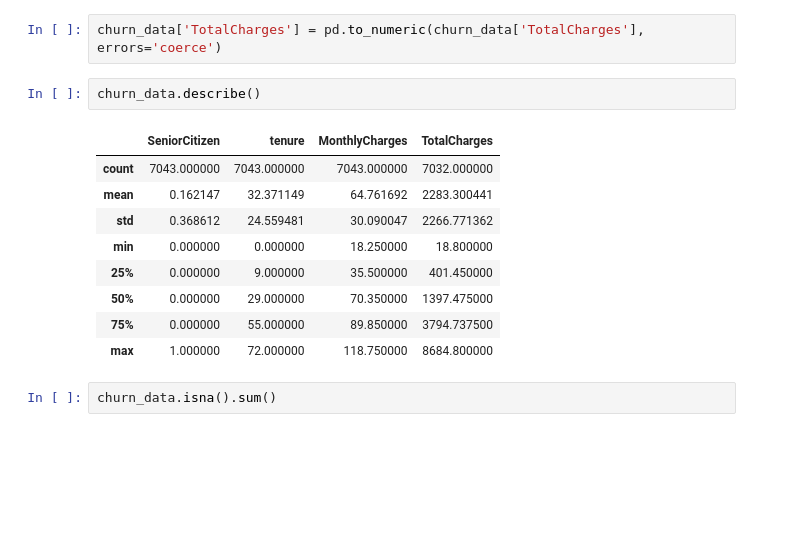
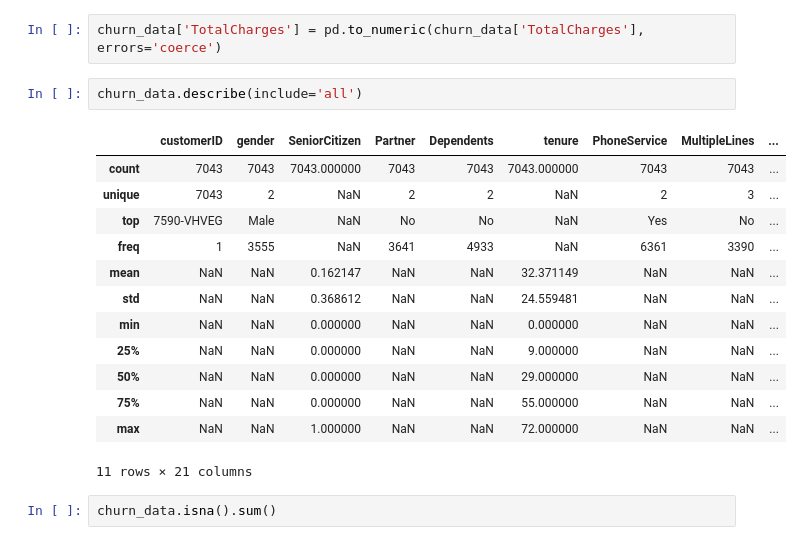
Before and after one commit to linkcla/churn-lab, a Jupyter notebook: exploration.ipynb, the cells around one changed output. Drawn from its saved outputs; the diff is of its cells as text; blank space fills up the shorter version.

```diff
--- a/exploration.ipynb
+++ b/exploration.ipynb
@@ -81,17 +98,21 @@ Let's fix it.
 # %%
 churn_data['TotalCharges'] = pd.to_numeric(churn_data['TotalCharges'], errors='coerce')
 # %%
-churn_data.describe()
+churn_data.describe(include='all')
 # %% [output]
-|  | SeniorCitizen | tenure | MonthlyCharges | TotalCharges |
-| count | 7043.000000 | 7043.000000 | 7043.000000 | 7032.000000 |
-| mean | 0.162147 | 32.371149 | 64.761692 | 2283.300441 |
-| std | 0.368612 | 24.559481 | 30.090047 | 2266.771362 |
-| min | 0.000000 | 0.000000 | 18.250000 | 18.800000 |
-| 25% | 0.000000 | 9.000000 | 35.500000 | 401.450000 |
-| 50% | 0.000000 | 29.000000 | 70.350000 | 1397.475000 |
-| 75% | 0.000000 | 55.000000 | 89.850000 | 3794.737500 |
-| max | 1.000000 | 72.000000 | 118.750000 | 8684.800000 |
+|  | customerID | gender | SeniorCitizen | Partner | Dependents | tenure | PhoneService | MultipleLines | ... |
+| count | 7043 | 7043 | 7043.000000 | 7043 | 7043 | 7043.000000 | 7043 | 7043 | ... |
+| unique | 7043 | 2 | NaN | 2 | 2 | NaN | 2 | 3 | ... |
+| top | 7590-VHVEG | Male | NaN | No | No | NaN | Yes | No | ... |
+| freq | 1 | 3555 | NaN | 3641 | 4933 | NaN | 6361 | 3390 | ... |
+| mean | NaN | NaN | 0.162147 | NaN | NaN | 32.371149 | NaN | NaN | ... |
+| std | NaN | NaN | 0.368612 | NaN | NaN | 24.559481 | NaN | NaN | ... |
+| min | NaN | NaN | 0.000000 | NaN | NaN | 0.000000 | NaN | NaN | ... |
+| 25% | NaN | NaN | 0.000000 | NaN | NaN | 9.000000 | NaN | NaN | ... |
+| 50% | NaN | NaN | 0.000000 | NaN | NaN | 29.000000 | NaN | NaN | ... |
+| 75% | NaN | NaN | 0.000000 | NaN | NaN | 55.000000 | NaN | NaN | ... |
+| max | NaN | NaN | 1.000000 | NaN | NaN | 72.000000 | NaN | NaN | ... |
+11 rows × 21 columns
 # %%
 churn_data.isna().sum()
 # %% [output]
```
Also changed, not shown: parts of 43 cells of this notebook.
